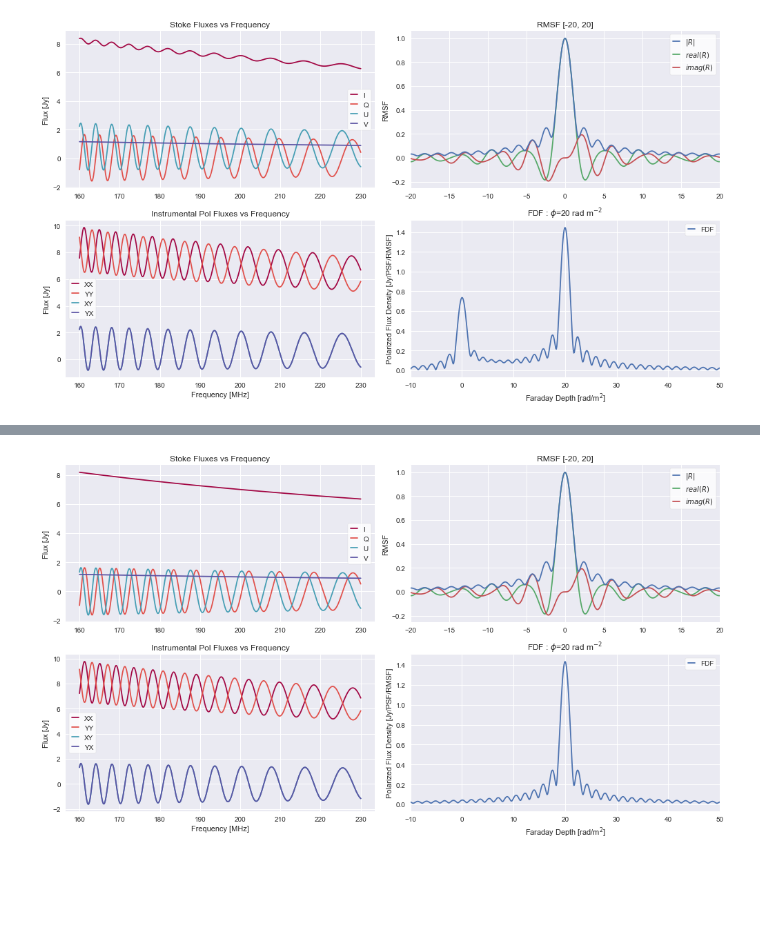
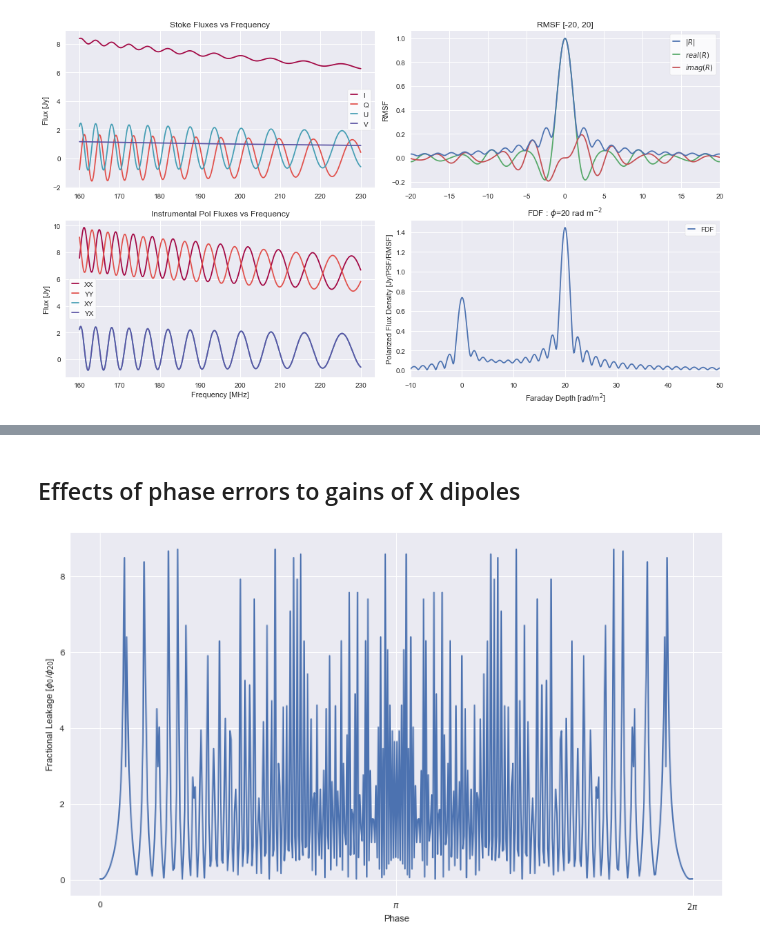
Before and after one commit to amanchokshi/rm-synth, a Jupyter notebook: scripts/rm_theory.ipynb, the cells around one changed output, grey strips where cells are left out. Cells and saved outputs as stored; diff of their text form; code cells hidden in the pictures; blank space fills up the shorter version.

```diff
--- a/scripts/rm_theory.ipynb
+++ b/scripts/rm_theory.ipynb
@@ -534,27 +582,51 @@ rmt.plot_rm_grid(freqs, I, Q, U, V, XX, XY, YX, YY, rmsf, fdf, phi)
+# %% [markdown]
+## Effects of phase errors to gains of X dipoles
 # %%
 # Get stokes parameters as a function of frequency
 I, Q, U, V = rmt.get_IQUV_complex(freqs, rm, ref_I_Jy, ref_V_Jy, SI, frac_pol, ref_chi=0.0, ref_freq=200e6)
 
-# Apply some Hamaker leakage
-G_Ax = 1 * np.exp(2j*np.pi)
-G_Ay = 1 + 0j
-G_Bx = 1 + 0j
-G_By = 1 + 0j
+# Gain error applied to X dipole
 
-l_Ax = 0 + 0j
-l_Ay = 0 + 0j
-l_Bx = 0 + 0j
-l_By = 0 + 0j
+leak_flux = []
+rm_flux = []
 
-I, Q, U, V = rmt.rm_leakage(I, Q, U, V, G_Ax, G_Ay, G_Bx, G_By, l_Ax, l_Ay, l_Bx, l_By)
+for i, a in enumerate(np.linspace(0, 2*np.pi, 512)):
 
-# Convert stokes to instrumental pols
-XX, XY, YX, YY = rmt.stokes_instru(I, Q, U, V)
+    G = 1.0 * np.exp(1j*a)
 
-# Determine FDF, RMSF
-fdf, rmsf, phi = rmt.rm_synth(freqs, Q, U, phi_lim=200, dphi=0.1)
+    # Apply some Hamaker leakage
+    G_Ax = G
+    G_Ay = 1 + 0j
+    G_Bx = G
+    G_By = 1 + 0j
 
-# Plots
-rmt.plot_rm_grid(freqs, I, Q, U, V, XX, XY, YX, YY, rmsf, fdf, phi)
+    l_Ax = 0 + 0j
+    l_Ay = 0 + 0j
+    l_Bx = 0 + 0j
+    l_By = 0 + 0j
+
+    I, Q, U, V = rmt.rm_leakage(I, Q, U, V, G_Ax, G_Ay, G_Bx, G_By, l_Ax, l_Ay, l_Bx, l_By)
+
+    # Determine FDF, RMSF
+    fdf, rmsf, phi = rmt.rm_synth(freqs, Q, U, phi_lim=200, dphi=0.1)
+
+    # Find peak of leakage and FDF
+    leak_f = np.amax(np.abs(fdf)[np.where((phi > -1) & (phi < 1))])
+    leak_flux.append(leak_f)
+
+    rm_f = np.amax(np.abs(fdf)[np.where((phi > rm -1) & (phi < rm + 1))])
+    rm_flux.append(rm_f)
+
+
+frac_leak = np.asarray(leak_flux)/ np.asarray(rm_flux)
-# %% [output]
-[figure, removed]
+# %%
+fig = plt.figure(figsize=(14, 8))
+ax = fig.add_subplot(111)
+ax.plot(np.linspace(0, 2*np.pi, 512), frac_leak)
+ax.set_xlabel("Phase")
+ax.set_ylabel("Fractional Leakage [$\phi_0$/$\phi_{20}$]")
+ax.set_xticks(np.arange(0, 3*np.pi, np.pi))
+ax.set_xticklabels(["0", "$\pi$", "$2\pi$"])
+plt.show()
+# %% [output]
+[figure, added]
```
Also changed, not shown: parts of 6 cells of this notebook.
